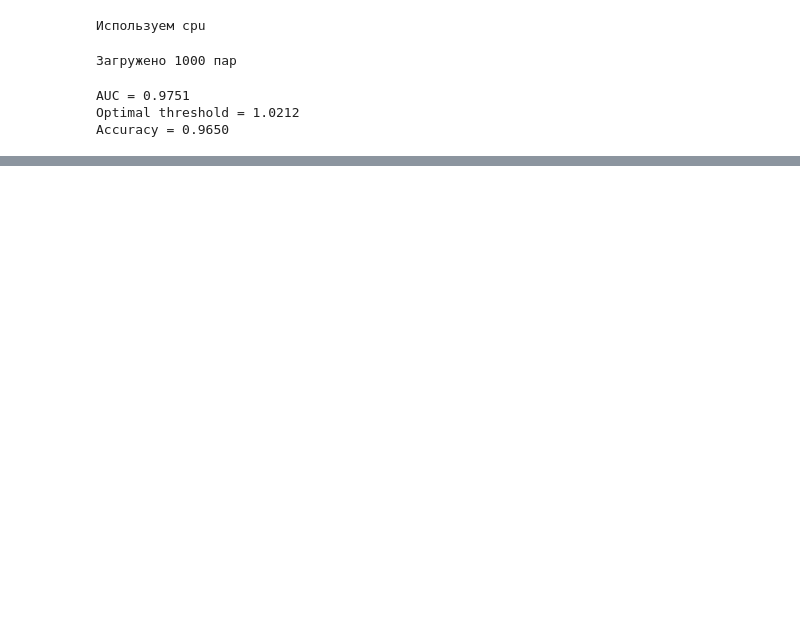
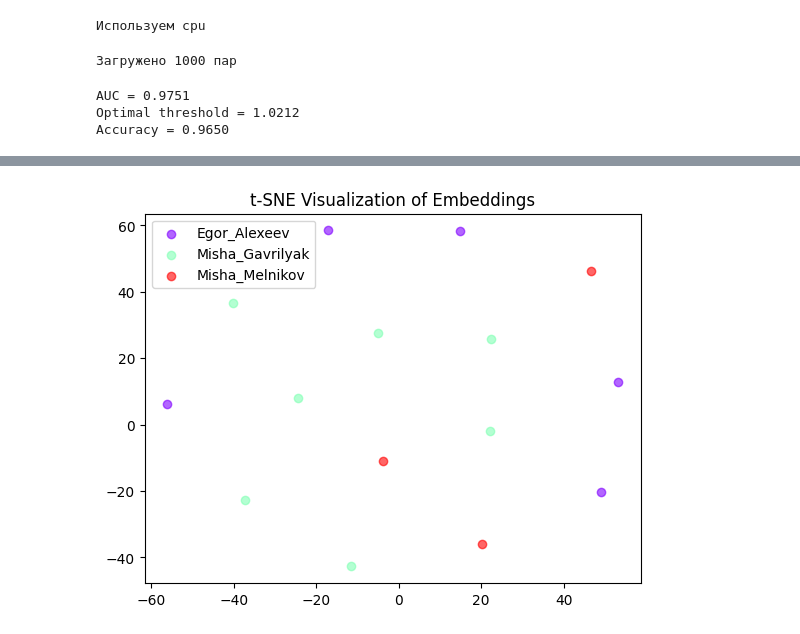
Before and after one commit to kayakto/human-verification-face, a Jupyter notebook: verification.ipynb, the cells around one changed output, grey strips where cells are left out. Saved outputs shown, nothing was run; the diff lists cells and outputs as text; code cells hidden in the pictures; blank space fills up the shorter version.

```diff
--- a/verification.ipynb
+++ b/verification.ipynb
@@ -276,0 +278,25 @@ weighted avg       1.00      1.00      1.00         6
+# %%
+from sklearn.manifold import TSNE
+import matplotlib.pyplot as plt
+import matplotlib.cm as cm
+
+n_samples = embeddings.shape[0]
+perplexity = min(30, n_samples - 1)
+
+tsne = TSNE(n_components=2, random_state=42, perplexity=perplexity)
+reduced = tsne.fit_transform(embeddings)
+
+unique_labels = np.unique(labels)
+colors = cm.rainbow(np.linspace(0, 1, len(unique_labels)))
+label_to_color = {str(lbl): color for lbl, color in zip(unique_labels, colors)}
+
+for label in unique_labels:
+    label_str = str(label)
+    idxs = labels == label
+    plt.scatter(reduced[idxs, 0], reduced[idxs, 1], label=label_str, color=label_to_color[label_str], alpha=0.6)
+
+plt.legend()
+plt.title("t-SNE Visualization of Embeddings")
+plt.show()
+# %% [output]
+[figure, added]
```
Also changed, not shown: parts of 13 cells of this notebook.
